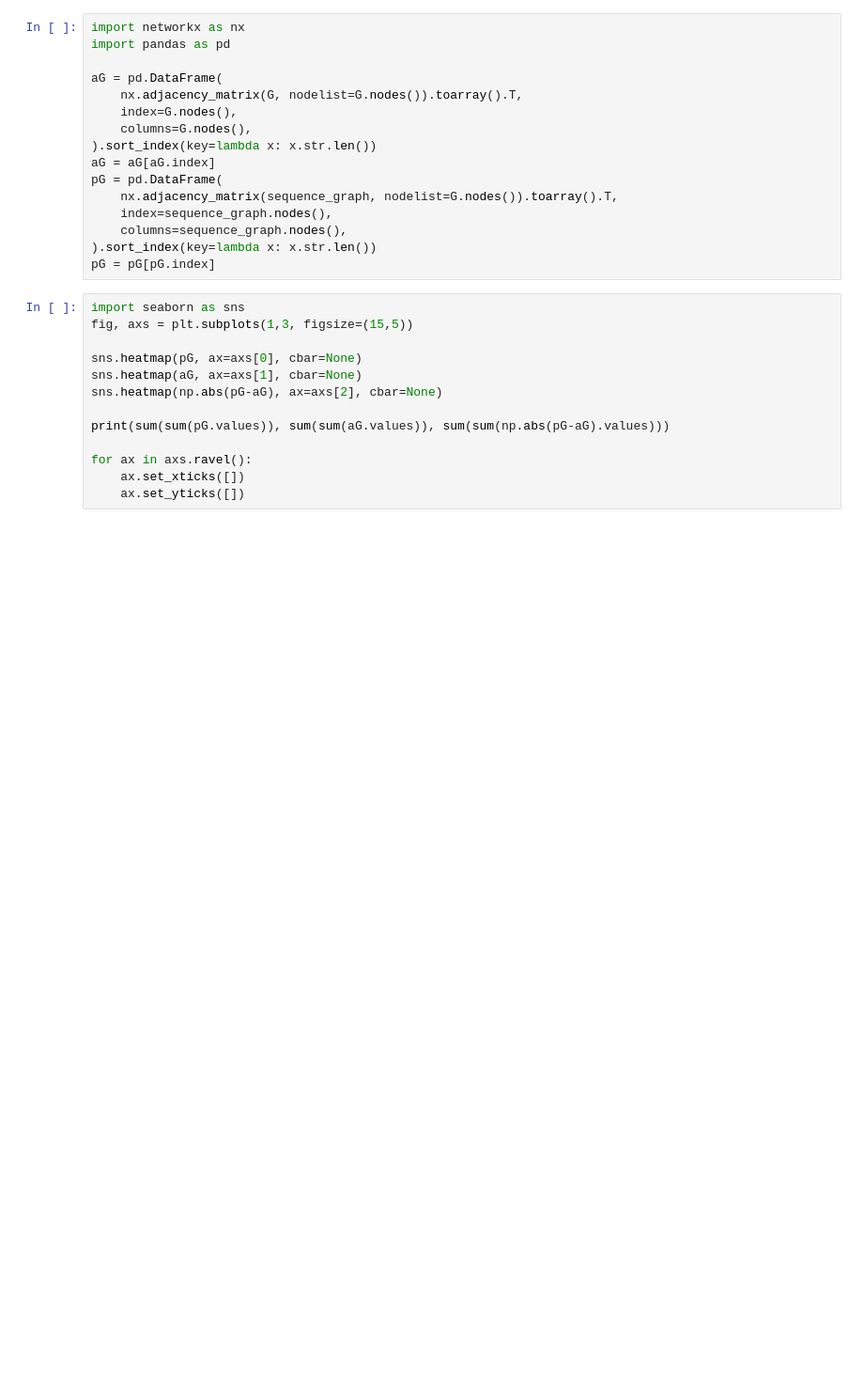
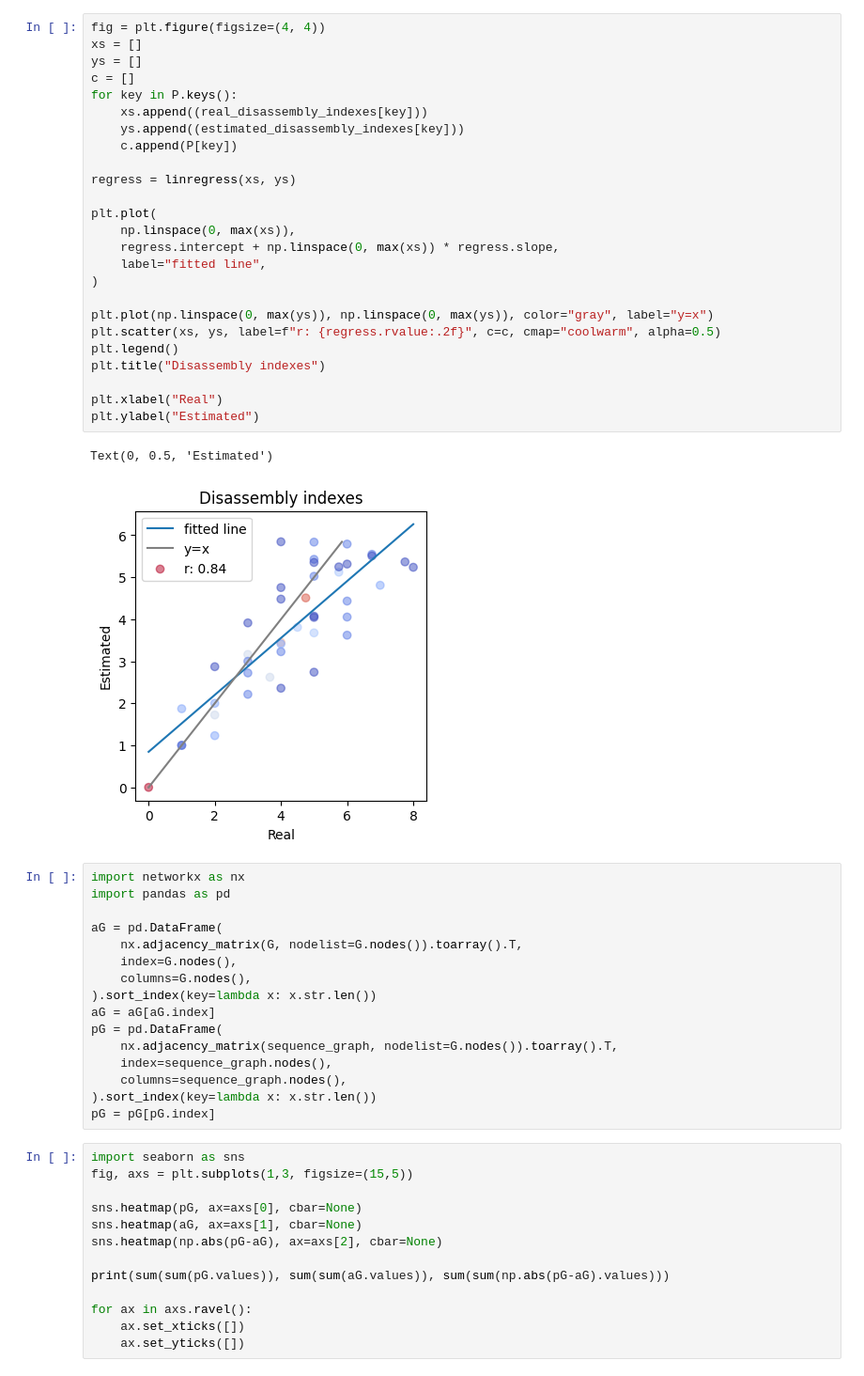
Before and after one commit to ErikHartman/disassembly, a Jupyter notebook: src/weight_estimation.ipynb, the cells around one changed output. Shown at 94% size. Cells and saved outputs as stored; diff of their text form; blank space fills up the shorter version.

```diff
--- a/src/weight_estimation.ipynb
+++ b/src/weight_estimation.ipynb
@@ -177,3 +182,31 @@ Text(0, 0.5, 'Estimated')
+# %%
+fig = plt.figure(figsize=(4, 4))
+xs = []
+ys = []
+c = []
+for key in P.keys():
+    xs.append((real_disassembly_indexes[key]))
+    ys.append((estimated_disassembly_indexes[key]))
+    c.append(P[key])
+
+regress = linregress(xs, ys)
+
+plt.plot(
+    np.linspace(0, max(xs)),
+    regress.intercept + np.linspace(0, max(xs)) * regress.slope,
+    label="fitted line",
+)
+
+plt.plot(np.linspace(0, max(ys)), np.linspace(0, max(ys)), color="gray", label="y=x")
+plt.scatter(xs, ys, label=f"r: {regress.rvalue:.2f}", c=c, cmap="coolwarm", alpha=0.5)
+plt.legend()
+plt.title("Disassembly indexes")
+
+plt.xlabel("Real")
+plt.ylabel("Estimated")
+# %% [output]
+Text(0, 0.5, 'Estimated')
+[figure, added]
 # %%
 import networkx as nx
 import pandas as pd
```
Also changed, not shown: parts of 9 cells of this notebook, 3 other files.
